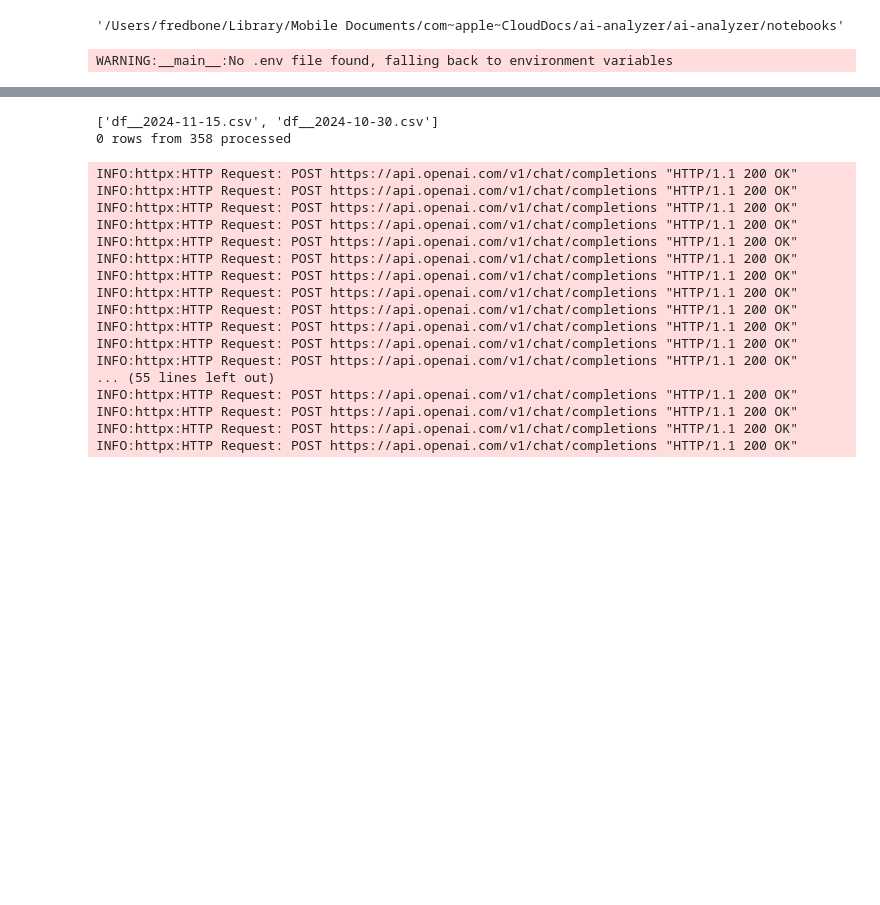
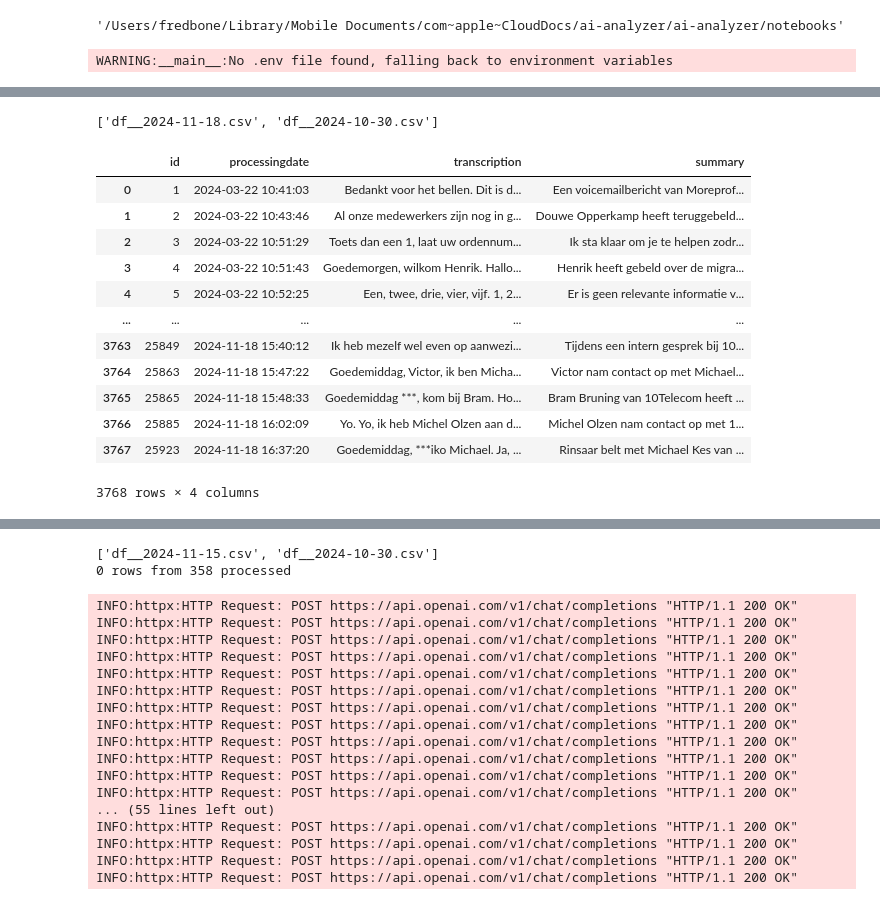
Before and after one commit to fredboneML/RECIPE_AGENT, a Jupyter notebook: notebooks/ai_analyzer.ipynb, the cells around one changed output, grey strips where cells are left out. Drawn from its saved outputs; the diff is of its cells as text; code cells hidden in the pictures; blank space fills up the shorter version.

```diff
--- a/notebooks/ai_analyzer.ipynb
+++ b/notebooks/ai_analyzer.ipynb
@@ -1405,2 +1406,31 @@ os.listdir('../app/backend/ai-analyzer/data')
  'df_company__2024-10-30.csv',
  'df_transcription__2024-10-30.csv']
+# %%
+import os
+import pandas as pd
+from datetime import datetime
+from make_openai_call_df import make_openai_call_df
+
+df__file_name = [file for file in os.listdir('../app/backend/ai-analyzer/data') if file.startswith('df__')]
+df__file_name = sorted(df__file_name,
+                       key=lambda x: datetime.strptime(x.split('__')[1].split('.csv')[0], '%Y-%m-%d'),
+                       reverse=True)
+print(df__file_name)
+df__file_name = df__file_name[0]
+df = pd.read_csv(f'../app/backend/ai-analyzer/data/{df__file_name}')
+df
+# %% [output]
+['df__2024-11-18.csv', 'df__2024-10-30.csv']
+|  | id | processingdate | transcription | summary |
+| 0 | 1 | 2024-03-22 10:41:03 | Bedankt voor het bellen. Dit is d... | Een voicemailbericht van Moreprof... |
+| 1 | 2 | 2024-03-22 10:43:46 | Al onze medewerkers zijn nog in g... | Douwe Opperkamp heeft teruggebeld... |
+| 2 | 3 | 2024-03-22 10:51:29 | Toets dan een 1, laat uw ordennum... | Ik sta klaar om je te helpen zodr... |
+| 3 | 4 | 2024-03-22 10:51:43 | Goedemorgen, wilkom Henrik. Hallo... | Henrik heeft gebeld over de migra... |
+| 4 | 5 | 2024-03-22 10:52:25 | Een, twee, drie, vier, vijf. 1, 2... | Er is geen relevante informatie v... |
+| ... | ... | ... | ... | ... |
+| 3763 | 25849 | 2024-11-18 15:40:12 | Ik heb mezelf wel even op aanwezi... | Tijdens een intern gesprek bij 10... |
+| 3764 | 25863 | 2024-11-18 15:47:22 | Goedemiddag, Victor, ik ben Micha... | Victor nam contact op met Michael... |
+| 3765 | 25865 | 2024-11-18 15:48:33 | Goedemiddag ***, kom bij Bram. Ho... | Bram Bruning van 10Telecom heeft ... |
+| 3766 | 25885 | 2024-11-18 16:02:09 | Yo. Yo, ik heb Michel Olzen aan d... | Michel Olzen nam contact op met 1... |
+| 3767 | 25923 | 2024-11-18 16:37:20 | Goedemiddag, ***iko Michael. Ja, ... | Rinsaar belt met Michael Kes van ... |
+3768 rows × 4 columns
```
Also changed, not shown: parts of 5 cells of this notebook, 19 other files.
